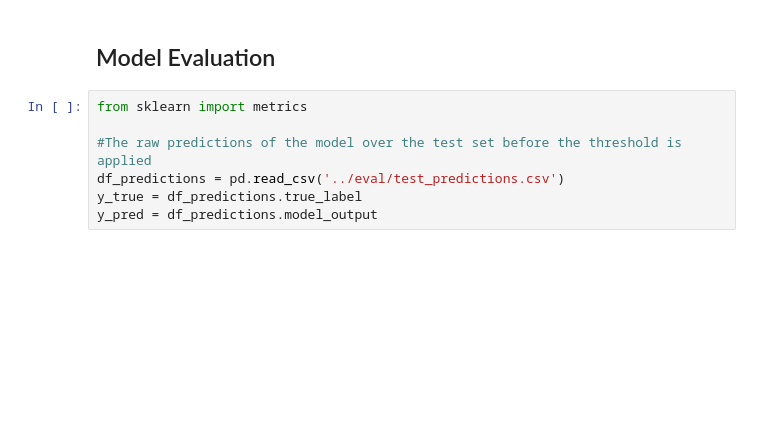
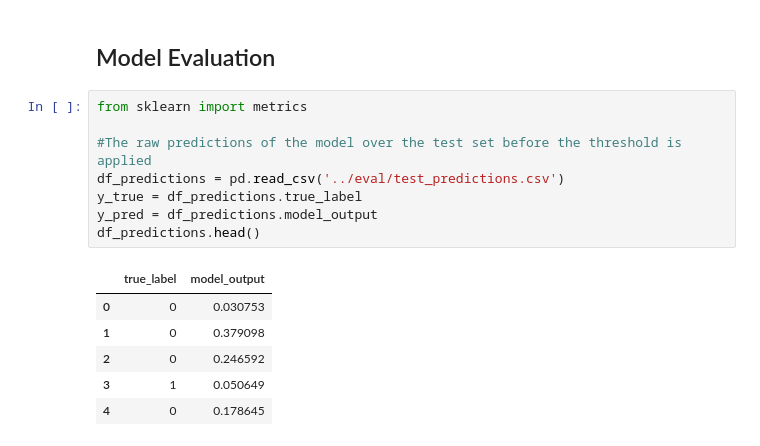
Before and after one commit to ethancavanaugh/ECGClassifier, a Jupyter notebook: notebooks/classification.ipynb, the cells around one changed output. Drawn from its saved outputs; the diff is of its cells as text; blank space fills up the shorter version.

```diff
--- a/notebooks/classification.ipynb
+++ b/notebooks/classification.ipynb
@@ -155,9 +161,17 @@ for i in range(12):
 # %%
 from sklearn import metrics
 
 #The raw predictions of the model over the test set before the threshold is applied
 df_predictions = pd.read_csv('../eval/test_predictions.csv')
 y_true = df_predictions.true_label
 y_pred = df_predictions.model_output
+df_predictions.head()
+# %% [output]
+|  | true_label | model_output |
+| 0 | 0 | 0.030753 |
+| 1 | 0 | 0.379098 |
+| 2 | 0 | 0.246592 |
+| 3 | 1 | 0.050649 |
+| 4 | 0 | 0.178645 |
 # %% [markdown]
 ### Threshold Selection
```
Also changed, not shown: parts of 6 cells of this notebook, 3 other files.
